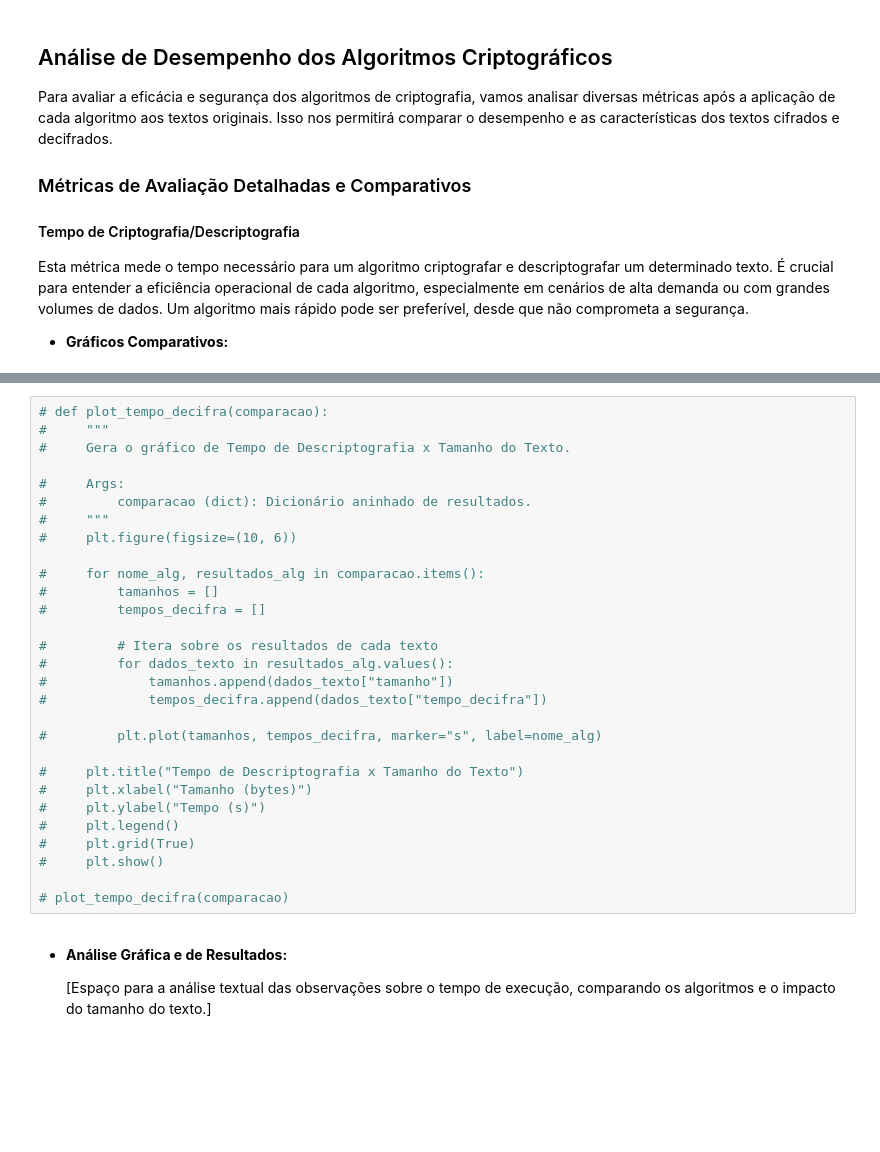
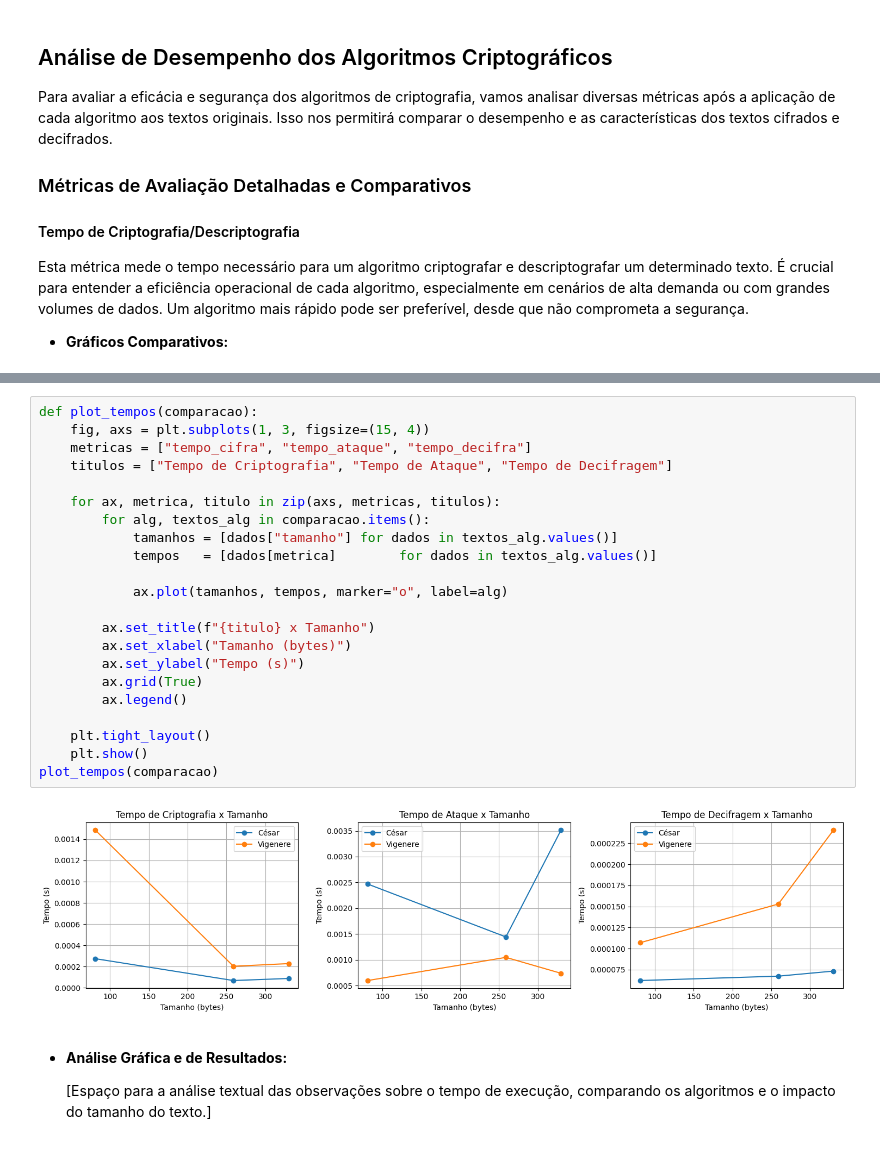
Before and after one commit to RaphaellaRoma/Criptoataques, a Jupyter notebook: criptoataques.ipynb, the cells around one changed output, grey strips where cells are left out. Drawn from its saved outputs; the diff is of its cells as text; blank space fills up the shorter version.

```diff
--- a/criptoataques.ipynb
+++ b/criptoataques.ipynb
@@ -278,32 +266,27 @@ Esta métrica mede o tempo necessário para um algoritmo criptografar e descript
-# %%
-# def plot_tempo_decifra(comparacao):
-#     """
-#     Gera o gráfico de Tempo de Descriptografia x Tamanho do Texto.
-
-#     Args:
-#         comparacao (dict): Dicionário aninhado de resultados.
-#     """
-#     plt.figure(figsize=(10, 6))
-
-#     for nome_alg, resultados_alg in comparacao.items():
-#         tamanhos = []
-#         tempos_decifra = []
-
-#         # Itera sobre os resultados de cada texto
-#         for dados_texto in resultados_alg.values():
-#             tamanhos.append(dados_texto["tamanho"])
-#             tempos_decifra.append(dados_texto["tempo_decifra"])
-
-#         plt.plot(tamanhos, tempos_decifra, marker="s", label=nome_alg)
-
-#     plt.title("Tempo de Descriptografia x Tamanho do Texto")
-#     plt.xlabel("Tamanho (bytes)")
-#     plt.ylabel("Tempo (s)")
-#     plt.legend()
-#     plt.grid(True)
-#     plt.show()
-
-# plot_tempo_decifra(comparacao)
+# %%
+def plot_tempos(comparacao):
+    fig, axs = plt.subplots(1, 3, figsize=(15, 4))
+    metricas = ["tempo_cifra", "tempo_ataque", "tempo_decifra"]
+    titulos = ["Tempo de Criptografia", "Tempo de Ataque", "Tempo de Decifragem"]
+
+    for ax, metrica, titulo in zip(axs, metricas, titulos):
+        for alg, textos_alg in comparacao.items():
+            tamanhos = [dados["tamanho"] for dados in textos_alg.values()]
+            tempos   = [dados[metrica]        for dados in textos_alg.values()]
+
+            ax.plot(tamanhos, tempos, marker="o", label=alg)
+
+        ax.set_title(f"{titulo} x Tamanho")
+        ax.set_xlabel("Tamanho (bytes)")
+        ax.set_ylabel("Tempo (s)")
+        ax.grid(True)
+        ax.legend()
+
+    plt.tight_layout()
+    plt.show()
+plot_tempos(comparacao)
+# %% [output]
+[figure, added]
 # %% [markdown]
 *   **Análise Gráfica e de Resultados:**
 
```
Also changed, not shown: parts of 17 cells of this notebook, 4 other files.
